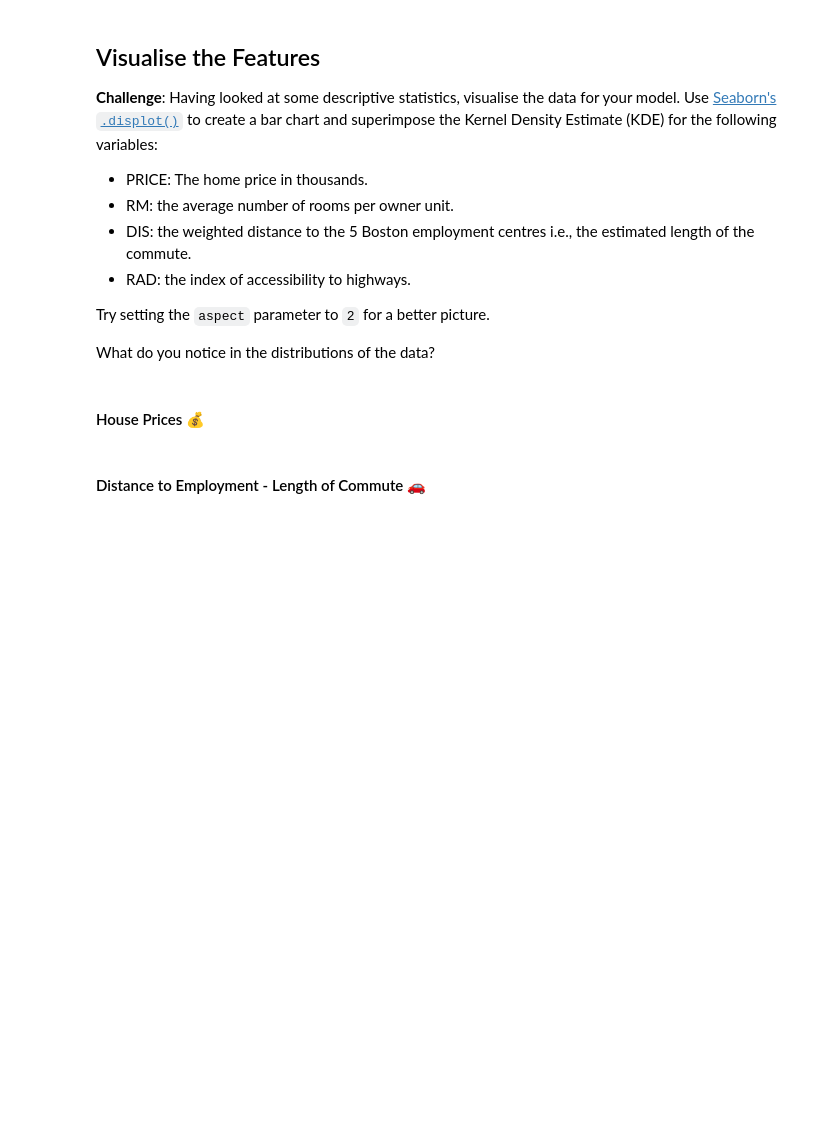
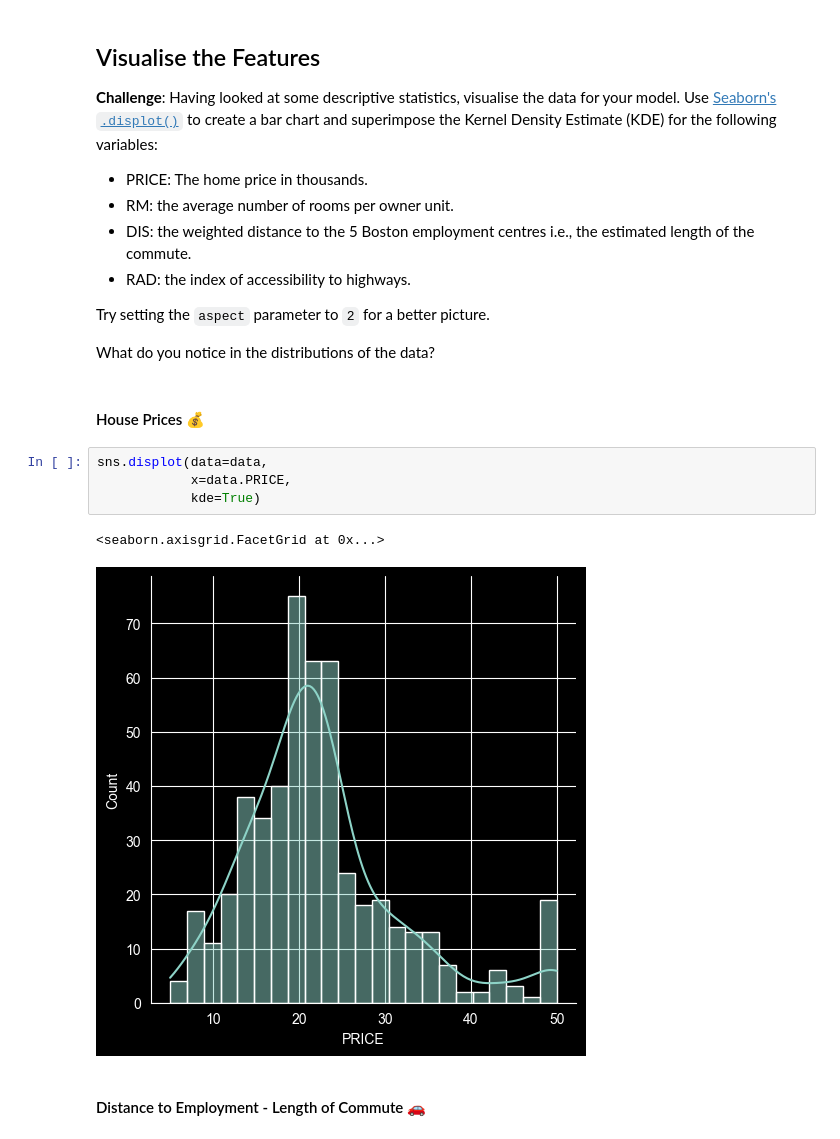
Before and after one commit to tbk81/100-DAYS-OF-CODE-PY, a Jupyter notebook: 81-predict-house-prices/Multivariable_Regression_and_Valuation_Model.ipynb, the cells around one changed output. Saved outputs shown, nothing was run; the diff lists cells and outputs as text; blank space fills up the shorter version.

Commit message:
d81 house price analysis

```diff
--- a/81-predict-house-prices/Multivariable_Regression_and_Valuation_Model.ipynb
+++ b/81-predict-house-prices/Multivariable_Regression_and_Valuation_Model.ipynb
@@ -214,5 +214,12 @@ Try setting the `aspect` parameter to `2` for a better picture.
 What do you notice in the distributions of the data?
 # %% [markdown]
 #### House Prices 💰
+# %%
+sns.displot(data=data,
+            x=data.PRICE,
+            kde=True)
+# %% [output]
+<seaborn.axisgrid.FacetGrid at 0x...>
+[figure, added]
 # %% [markdown]
 #### Distance to Employment - Length of Commute 🚗
```
Also changed, not shown: parts of 5 cells of this notebook.
